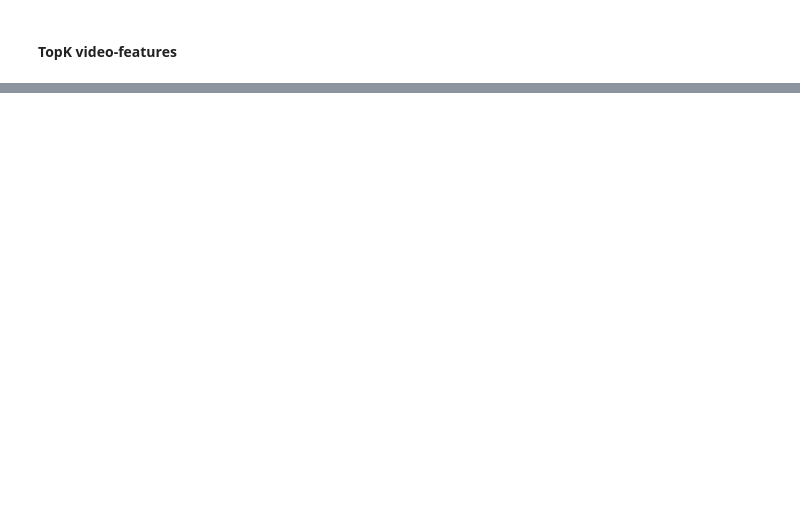
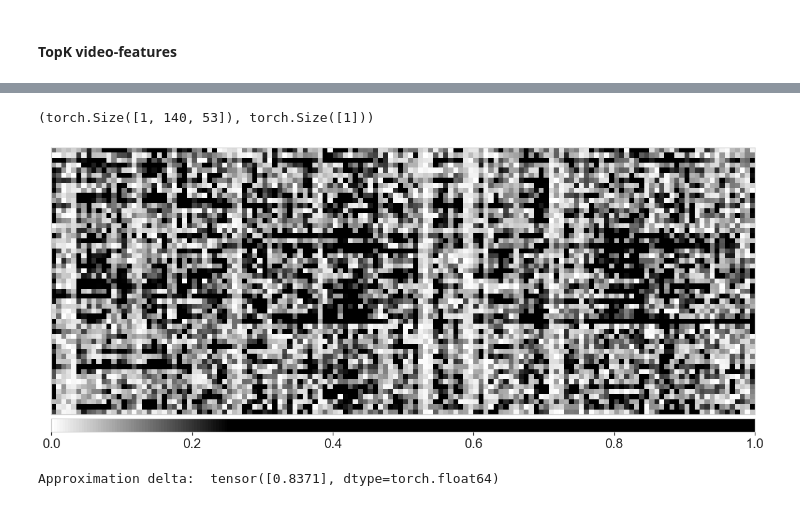
Before and after one commit to catalyst-team/introspection, a Jupyter notebook: notebooks/intospection.ipynb, the cells around one changed output, grey strips where cells are left out. Saved outputs shown, nothing was run; the diff lists cells and outputs as text; code cells hidden in the pictures; blank space fills up the shorter version.

```diff
--- a/notebooks/intospection.ipynb
+++ b/notebooks/intospection.ipynb
@@ -702,0 +689,19 @@ plt.show()
+# %%
+feature.shape, label.shape
+# %% [output]
+(torch.Size([1, 140, 53]), torch.Size([1]))
+# %%
+from src.scripts.tune_ts_mlp import MLP
+# AUC: 0.7245564892623717
+model = MLP(
+    input_size=53,
+    hidden_size=226,
+    num_layers=3,
+    dropout=0.11460896393341634,
+)
+logdir = LOGS_ROOT.joinpath("220421.175353-ts-mlp-qFalse/0008/model.best.pth")
+checkpoint = torch.load(logdir, map_location=lambda storage, loc: storage)
+model.load_state_dict(checkpoint)
+model = model.eval()
+# ATTENTION: captum model should have [bs; ...] inputs and [bs; ...] outputs
+# output = torch.sigmoid(model(feature))
@@ -702,0 +738,46 @@ plt.show()
+# %%
+
+saliency = Saliency(model)
+model.zero_grad()
+grads = saliency.attribute(feature, target=label.item())
+# %%
+# plt.matshow(grads.permute(0, 2, 3, 1).detach().cpu().numpy()[0])
+fig, axs = plt.subplots(1, 1, figsize=(21, 9))
+
+default_cmap = LinearSegmentedColormap.from_list(
+    'custom blue',
+    [(0, '#ffffff'), (0.25, '#000000'), (1, '#000000')],
+    N=256
+)
+
+# transpose to [num_features; time_len; 1]
+_ = viz.visualize_image_attr(
+    np.transpose(grads.cpu().detach().numpy(), (2,1,0)),
+    np.transpose(feature.cpu().detach().numpy(), (2,1,0)),
+    method='heat_map',
+    cmap=default_cmap,
+    show_colorbar=True,
+    sign='positive',
+    outlier_perc=1,
+    plt_fig_axis=(fig, axs),
+    use_pyplot=False,
+)
+
+plt.show()
+# %% [output]
+[figure, added]
+# %%
+
+ig = IntegratedGradients(model)
+model.zero_grad()
+attr_ig, delta = ig.attribute(
+    inputs=feature,
+    target=label.item(),
+    baselines=torch.zeros_like(feature),
+    return_convergence_delta=True,
+)
+
+# attr_ig = np.transpose(attr_ig.squeeze().cpu().detach().numpy(), (1, 2, 0))
+print('Approximation delta: ', abs(delta))
+# %% [output]
+Approximation delta:  tensor([0.8371], dtype=torch.float64)
```
Also changed, not shown: parts of 30 cells of this notebook, 4 other files.
